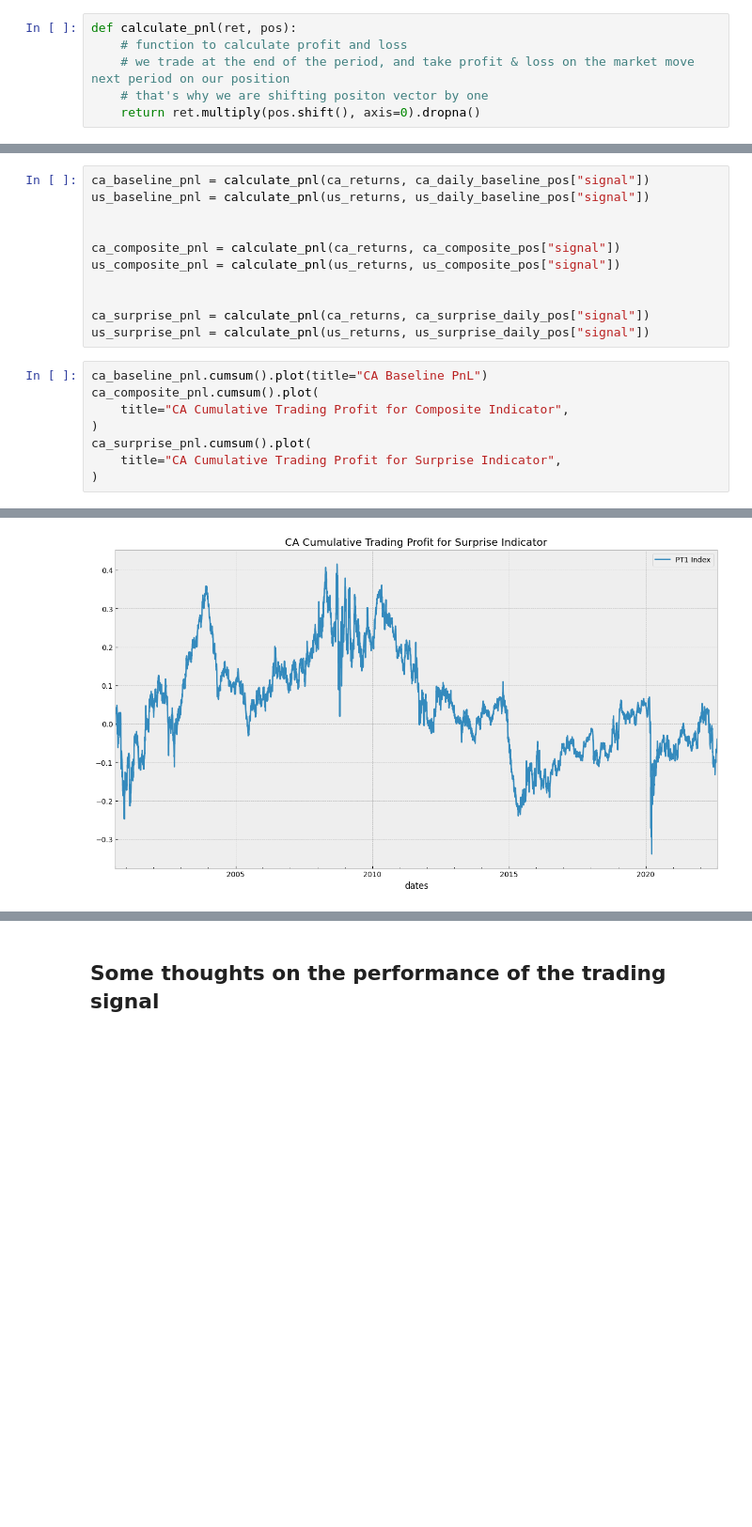
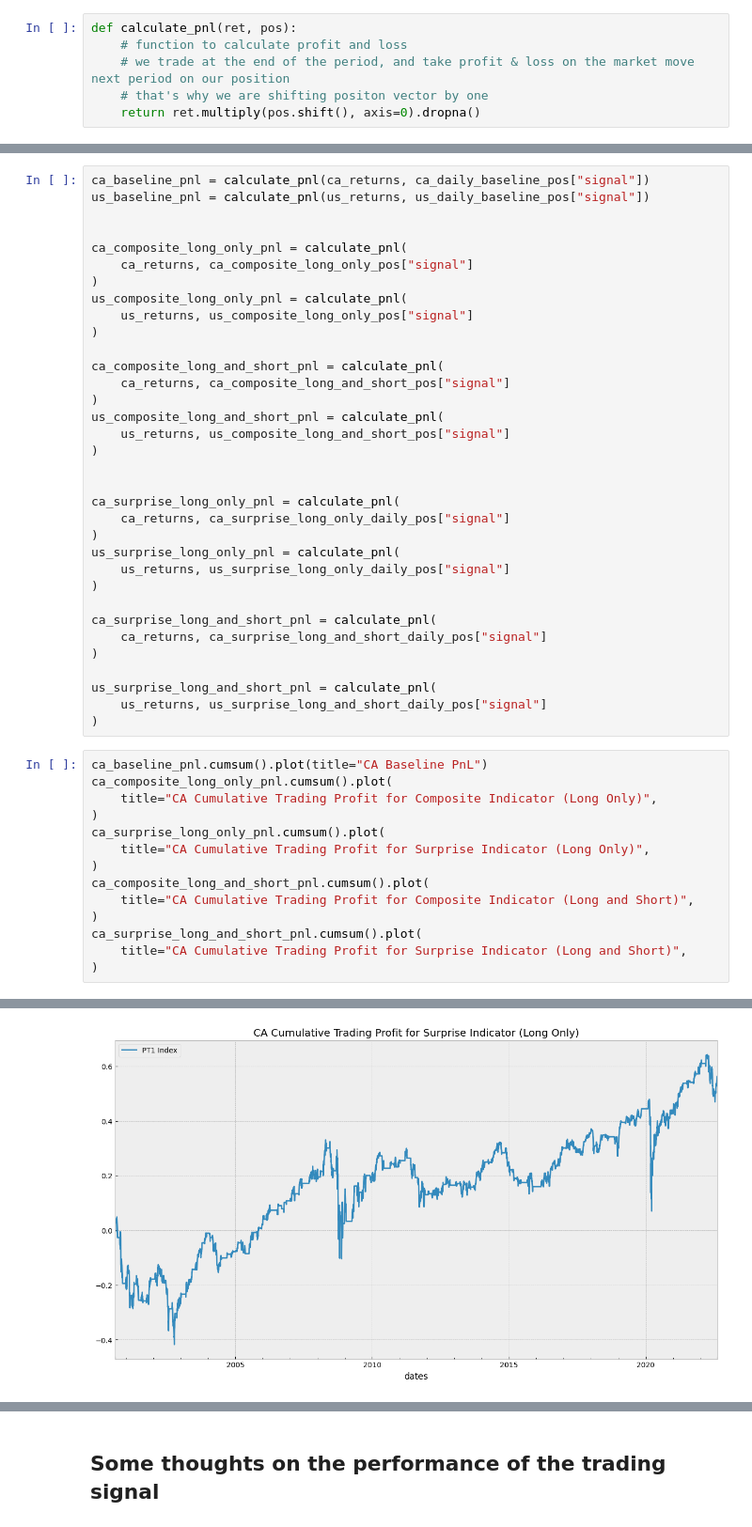
Before and after one commit to krupal-p/investment_associate_project, a Jupyter notebook: project_2/OTPP Capital Markets Investment Analytics - Interview Project Notebook.ipynb, the cells around one changed output, grey strips where cells are left out. Shown at 94% size. Cells and saved outputs as stored; diff of their text form; blank space fills up the shorter version.

```diff
--- a/project_2/OTPP Capital Markets Investment Analytics - Interview Project Notebook.ipynb
+++ b/project_2/OTPP Capital Markets Investment Analytics - Interview Project Notebook.ipynb
@@ -459,18 +530,47 @@ ca_baseline_pnl = calculate_pnl(ca_returns, ca_daily_baseline_pos["signal"])
 us_baseline_pnl = calculate_pnl(us_returns, us_daily_baseline_pos["signal"])
 
 
-ca_composite_pnl = calculate_pnl(ca_returns, ca_composite_pos["signal"])
-us_composite_pnl = calculate_pnl(us_returns, us_composite_pos["signal"])
+ca_composite_long_only_pnl = calculate_pnl(
+    ca_returns, ca_composite_long_only_pos["signal"]
+)
+us_composite_long_only_pnl = calculate_pnl(
+    us_returns, us_composite_long_only_pos["signal"]
+)
+
+ca_composite_long_and_short_pnl = calculate_pnl(
+    ca_returns, ca_composite_long_and_short_pos["signal"]
+)
+us_composite_long_and_short_pnl = calculate_pnl(
+    us_returns, us_composite_long_and_short_pos["signal"]
+)
 
 
-ca_surprise_pnl = calculate_pnl(ca_returns, ca_surprise_daily_pos["signal"])
-us_surprise_pnl = calculate_pnl(us_returns, us_surprise_daily_pos["signal"])
+ca_surprise_long_only_pnl = calculate_pnl(
+    ca_returns, ca_surprise_long_only_daily_pos["signal"]
+)
+us_surprise_long_only_pnl = calculate_pnl(
+    us_returns, us_surprise_long_only_daily_pos["signal"]
+)
+
+ca_surprise_long_and_short_pnl = calculate_pnl(
+    ca_returns, ca_surprise_long_and_short_daily_pos["signal"]
+)
+
+us_surprise_long_and_short_pnl = calculate_pnl(
+    us_returns, us_surprise_long_and_short_daily_pos["signal"]
+)
 # %%
 ca_baseline_pnl.cumsum().plot(title="CA Baseline PnL")
-ca_composite_pnl.cumsum().plot(
-    title="CA Cumulative Trading Profit for Composite Indicator",
+ca_composite_long_only_pnl.cumsum().plot(
+    title="CA Cumulative Trading Profit for Composite Indicator (Long Only)",
 )
-ca_surprise_pnl.cumsum().plot(
-    title="CA Cumulative Trading Profit for Surprise Indicator",
+ca_surprise_long_only_pnl.cumsum().plot(
+    title="CA Cumulative Trading Profit for Surprise Indicator (Long Only)",
 )
+ca_composite_long_and_short_pnl.cumsum().plot(
+    title="CA Cumulative Trading Profit for Composite Indicator (Long and Short)",
+)
+ca_surprise_long_and_short_pnl.cumsum().plot(
+    title="CA Cumulative Trading Profit for Surprise Indicator (Long and Short)",
+)
 # %% [output]
@@ -480 +580 @@ ca_surprise_pnl.cumsum().plot(
-[figure, old version]
+[figure, new version]
```
Also changed, not shown: parts of 19 cells of this notebook, 2 other files.
